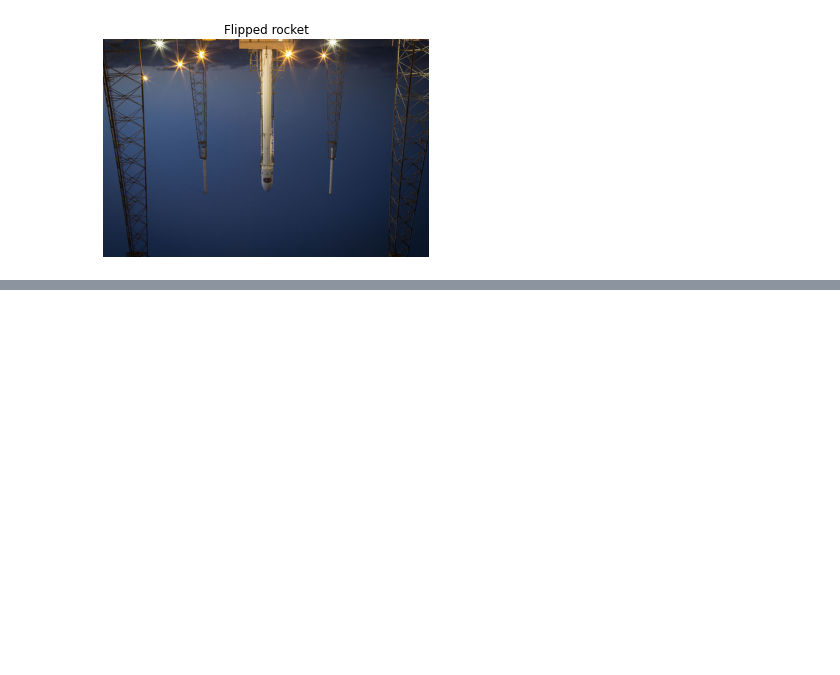
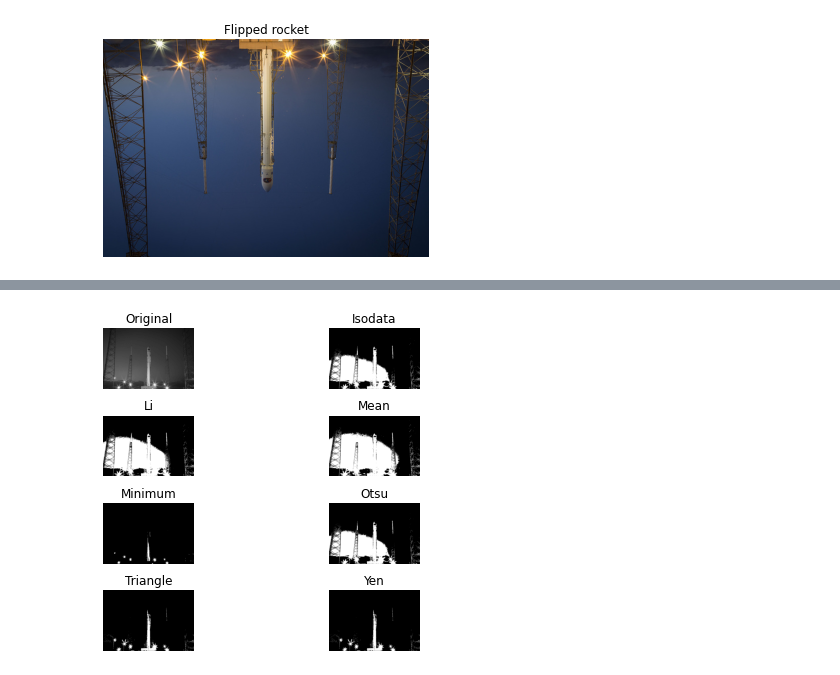
Before and after one commit to rostikmakhanko/handwritten-text-recognition, a Jupyter notebook: datacamp/image_processing_in_python.ipynb, the cells around one changed output, grey strips where cells are left out. Cells and saved outputs as stored; diff of their text form; code cells hidden in the pictures; blank space fills up the shorter version.

```diff
--- a/datacamp/image_processing_in_python.ipynb
+++ b/datacamp/image_processing_in_python.ipynb
@@ -43,0 +76,17 @@ show_image(flipped_rocket, 'Flipped rocket')
+# %%
+# Import the try all function
+from skimage.filters import try_all_threshold
+
+# Import the rgb to gray convertor function
+from skimage.color import rgb2gray
+
+# Turn the fruits image to grayscale
+grayscale = rgb2gray(rocket)
+
+# Use the try all method on the grayscale image
+fig, ax = try_all_threshold(grayscale, verbose=False)
+
+# Show the resulting plots
+plt.show()
+# %% [output]
+[figure, added]
```
Also changed, not shown: parts of 2 cells of this notebook.
